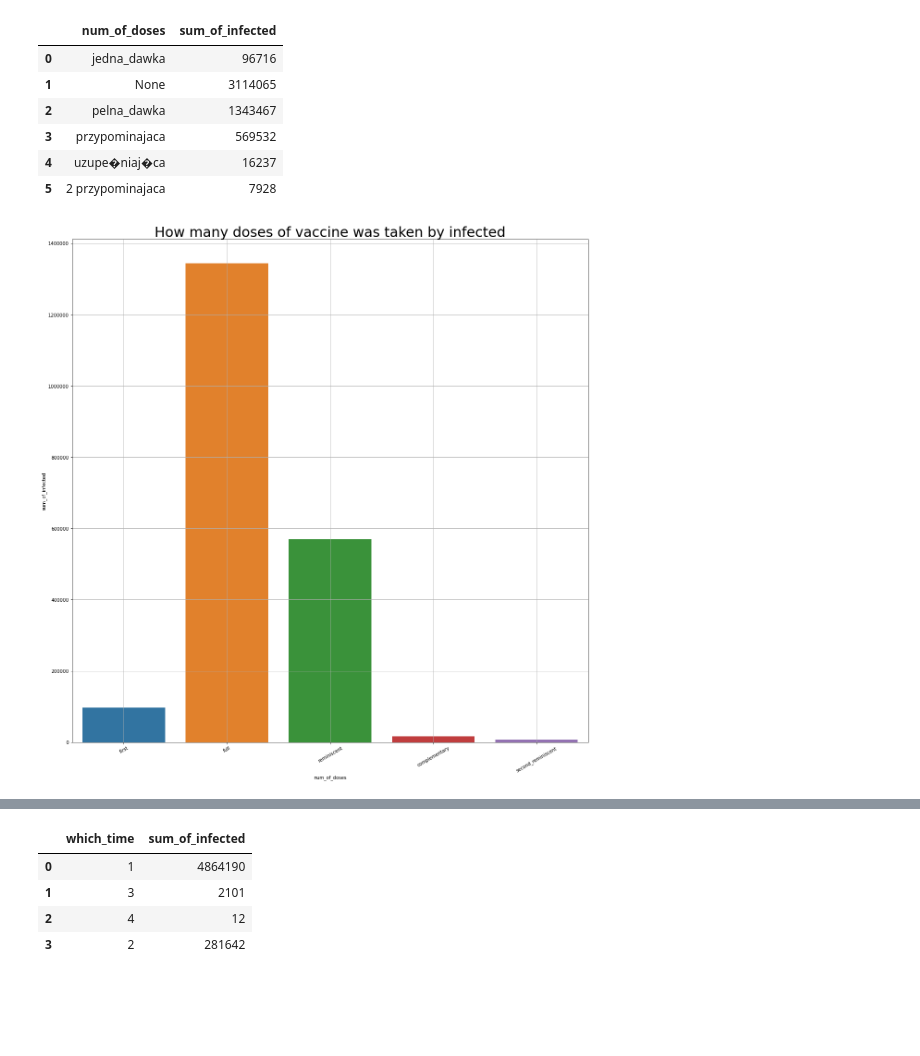
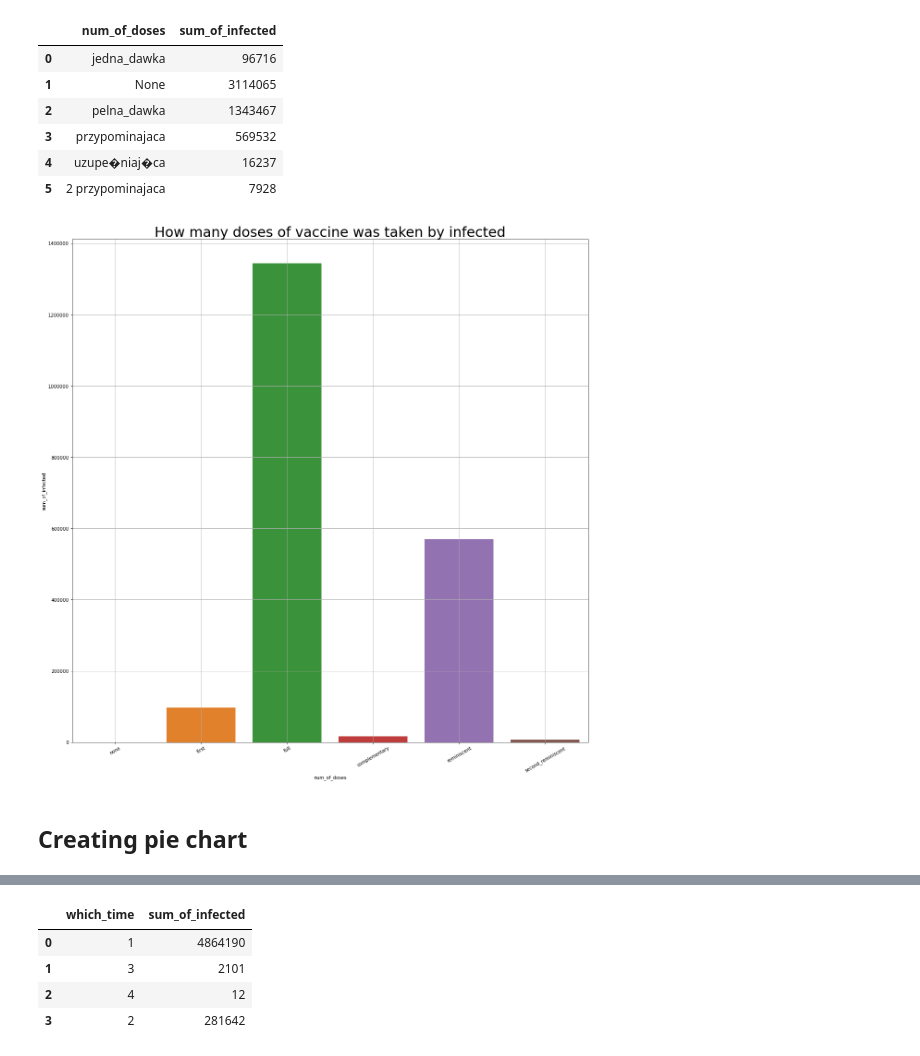
Before and after one commit to AJSTO/COVID_infections_with_Pyspark, a Jupyter notebook: analyse_COVID_infections.ipynb, the cells around one changed output, grey strips where cells are left out. Saved outputs shown, nothing was run; the diff lists cells and outputs as text; code cells hidden in the pictures; blank space fills up the shorter version.

```diff
--- a/analyse_COVID_infections.ipynb
+++ b/analyse_COVID_infections.ipynb
@@ -292,24 +300,30 @@ df_doses
 # %%
 # Prepare data to present with barplot
 df_doses = df_doses.drop(index=[1])
 translated = {
             'jedna_dawka' : 'first',
             'pelna_dawka' : 'full',
             'przypominajaca' : 'reminiscent',
             'uzupe�niaj�ca' : 'complementary',
             '2 przypominajaca' : 'second_reminiscent',
 }
 df_doses['num_of_doses'] = df_doses['num_of_doses']\
                             .apply(lambda x: translated[x])
+order = [
+    'none', 'first', 'full', 'complementary', 'reminiscent', 'second_reminiscent'
+]
 plt.figure(figsize=(20, 20))
 sns.barplot(data=df_doses,
             x='num_of_doses',y='sum_of_infected',
             orient='v',
+            order=order
            )
 plt.ticklabel_format(style='plain', useOffset=False, axis='y')
 plt.xticks(rotation=30)
 plt.title("How many doses of vaccine was taken by infected",fontsize=30)
 
 plt.grid()
 # %% [output]
-[figure, old version]
+[figure, new version]
+# %% [markdown]
+## Creating pie chart
```
Also changed, not shown: parts of 39 cells of this notebook, 3 other files.
